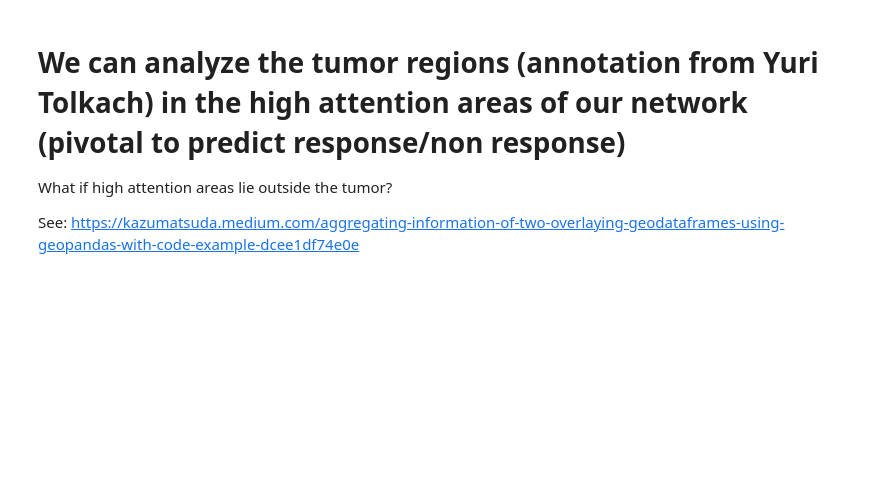
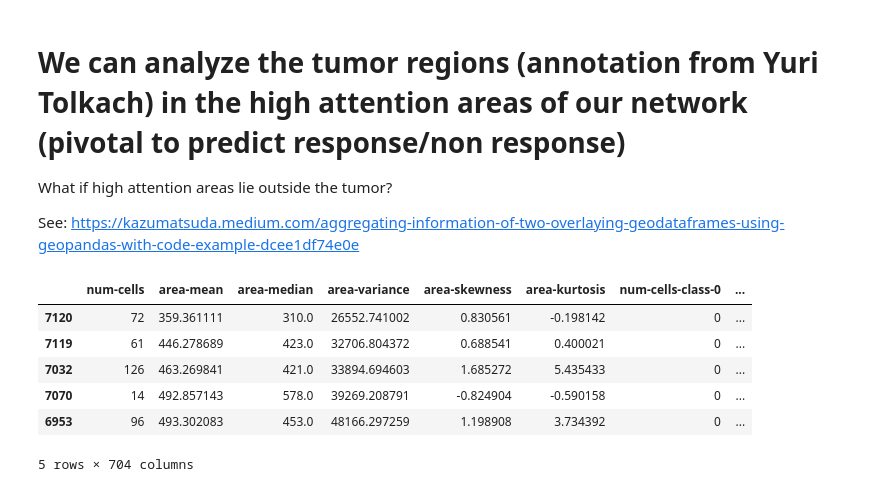
Before and after one commit to fxpopp/geojson, a Jupyter notebook: Analyze GEOJson.ipynb, the cells around one changed output. Cells and saved outputs as stored; diff of their text form; code cells hidden in the pictures; blank space fills up the shorter version.

```diff
--- a/Analyze GEOJson.ipynb
+++ b/Analyze GEOJson.ipynb
@@ -70,3 +80,38 @@ some_cells.head(4)
 What if high attention areas lie outside the tumor?
 
 See: https://kazumatsuda.medium.com/aggregating-information-of-two-overlaying-geodataframes-using-geopandas-with-code-example-dcee1df74e0e
+# %%
+def select_top_10_percent(df, max=200, ascending=False):
+    def select_top_10_percent_(group, max=200, ascending=False):
+        n = min(int(len(group) * 0.1), max)  # Calculate the top 10%, ensure at least 1 sample is selected
+        return group.sort_values(by='patch-attr', ascending=ascending).head(n)
+    return df.groupby('slide-fn', group_keys=False).apply(lambda x: select_top_10_percent_(x,max,ascending))
+
+
+parquet_pos = '../data/eso-parquet-tables/pos.parquet'
+parquet_neg = '../data/eso-parquet-tables/neg.parquet'
+
+df_pos_complete = pd.read_parquet(parquet_pos, engine="fastparquet")
+df_neg_complete = pd.read_parquet(parquet_neg, engine="fastparquet")
+
+df_pos_true = df_pos_complete[df_pos_complete['pat-label'] == 1]
+df_neg_true = df_neg_complete[df_neg_complete['pat-label'] == 0]
+
+df_pos_true_top = select_top_10_percent(df_pos_true)
+df_neg_true_top = select_top_10_percent(df_neg_true, ascending=True)
+
+df_pos = df_pos_true_top
+df_neg = df_neg_true_top
+# %%
+df_pos.head()
+#list(df_pos)
+#print(df_pos["slide-fn"])
+#print(df_pos["pat-label"])
+# %% [output]
+|  | num-cells | area-mean | area-median | area-variance | area-skewness | area-kurtosis | num-cells-class-0 | ... |
+| 7120 | 72 | 359.361111 | 310.0 | 26552.741002 | 0.830561 | -0.198142 | 0 | ... |
+| 7119 | 61 | 446.278689 | 423.0 | 32706.804372 | 0.688541 | 0.400021 | 0 | ... |
+| 7032 | 126 | 463.269841 | 421.0 | 33894.694603 | 1.685272 | 5.435433 | 0 | ... |
+| 7070 | 14 | 492.857143 | 578.0 | 39269.208791 | -0.824904 | -0.590158 | 0 | ... |
+| 6953 | 96 | 493.302083 | 453.0 | 48166.297259 | 1.198908 | 3.734392 | 0 | ... |
+5 rows × 704 columns
```
Also changed, not shown: parts of 11 cells of this notebook.
